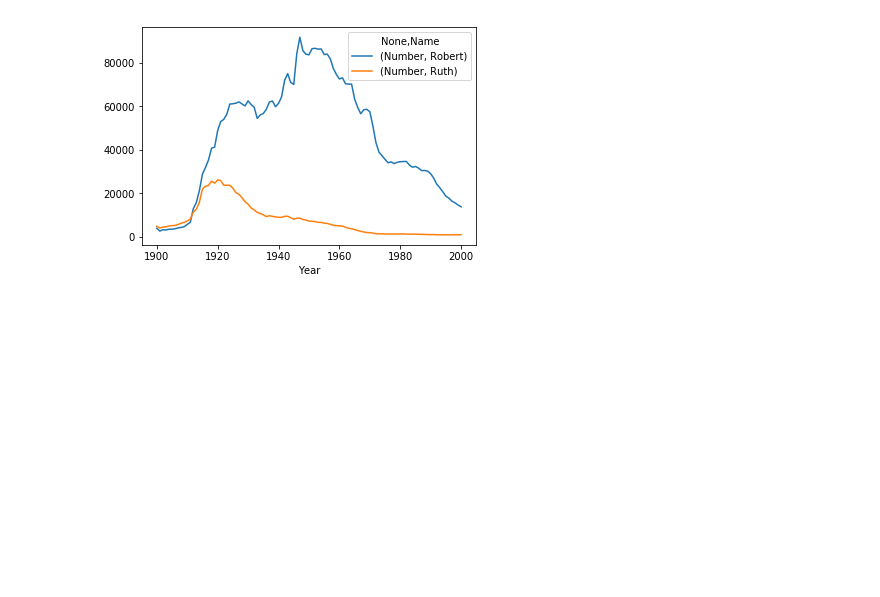
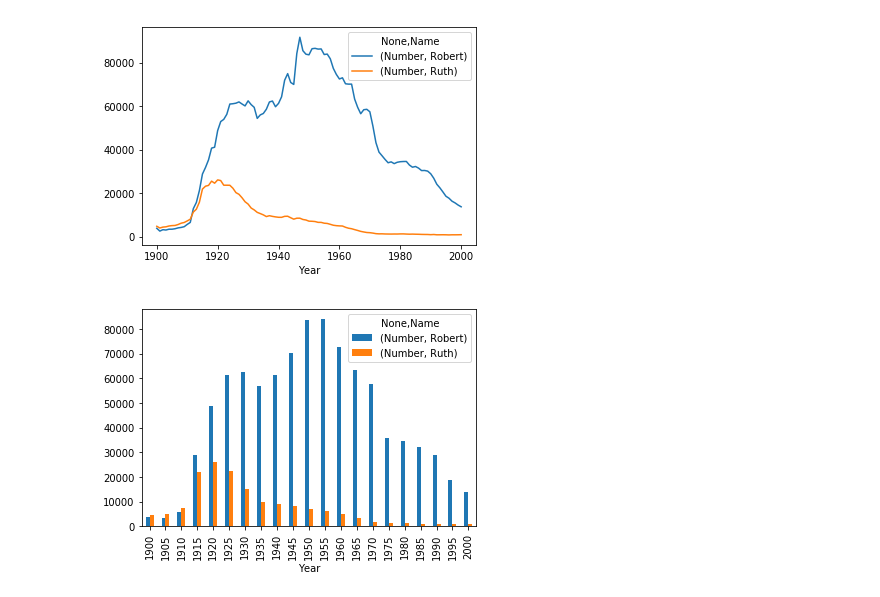
Before and after one commit to MelWttr/Name_Dynamics, a Jupyter notebook: Name_dynamics.ipynb, the cells around one changed output. Drawn from its saved outputs; the diff is of its cells as text; code cells hidden in the pictures; blank space fills up the shorter version.

```diff
--- a/Name_dynamics.ipynb
+++ b/Name_dynamics.ipynb
@@ -6,11 +6,11 @@ import matplotlib.pyplot as plt
 # %%
 path = os.path.join(os.getcwd(), "Born in the USA")
 # %%
-def get_years():
-    years = [i for i in range(1900, 2001)]
+def get_years(step):
+    years = [i for i in range(1900, 2001, step)]
     return years
 # %%
-def get_names(years=get_years()):
+def get_names(years=get_years(1)):
     year_path = ""
     df = pd.DataFrame()
     names_by_year = {}
@@ -28,3 +28,10 @@ def print_plot(data_frame):
 print_plot(get_names())
 # %% [output]
 [figure]
+# %%
+def print_bar(data_frame):
+    data_frame.plot.bar()
+# %%
+print_bar(get_names(years=get_years(5)))
+# %% [output]
+[figure, added]
```
